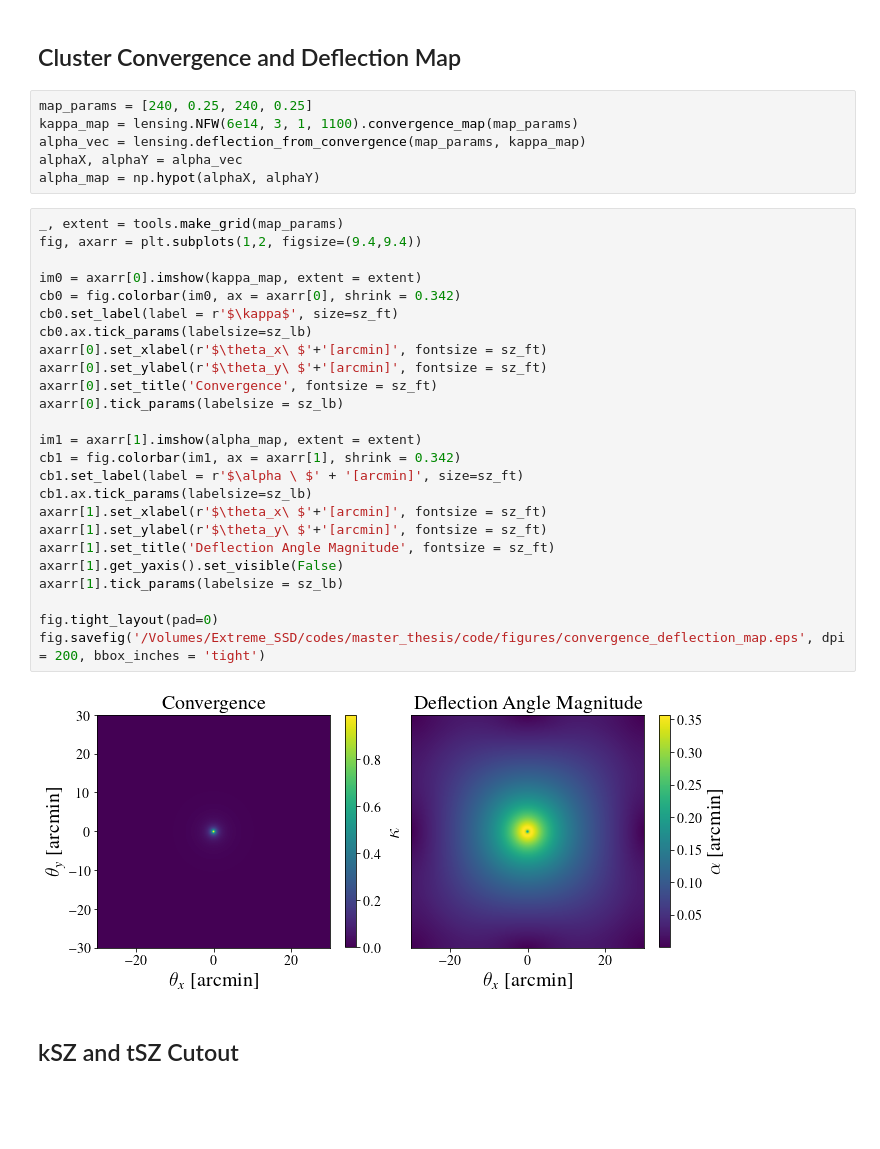
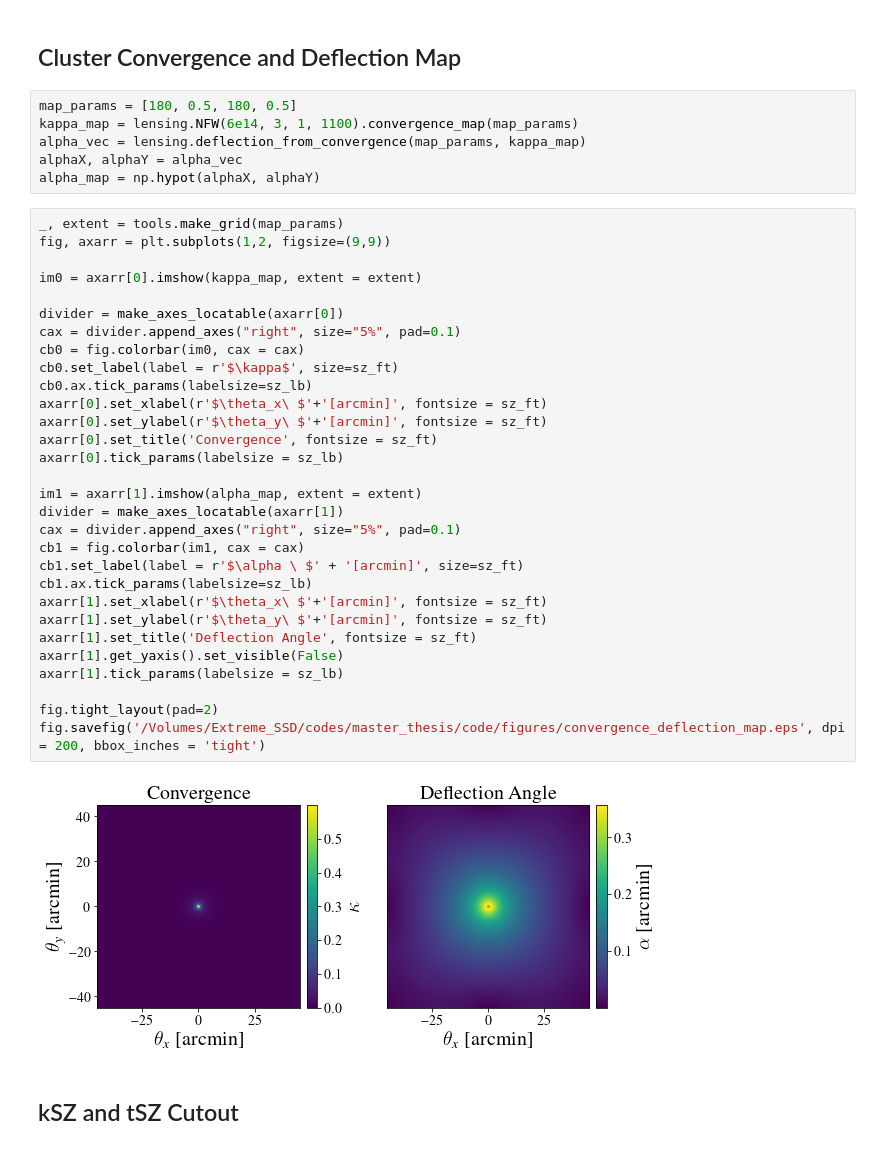
Before and after one commit to s6kelevy/cmb_lensing, a Jupyter notebook: chapter3.ipynb, the cells around one changed output. Saved outputs shown, nothing was run; the diff lists cells and outputs as text; blank space fills up the shorter version.

```diff
--- a/chapter3.ipynb
+++ b/chapter3.ipynb
@@ -45,38 +50,43 @@ fig.savefig('/Volumes/Extreme_SSD/codes/master_thesis/code/figures/cmb_temperatu
 # %% [markdown]
 ## Cluster Convergence and Deflection Map
 # %%
-map_params = [240, 0.25, 240, 0.25]
+map_params = [180, 0.5, 180, 0.5]
 kappa_map = lensing.NFW(6e14, 3, 1, 1100).convergence_map(map_params)
 alpha_vec = lensing.deflection_from_convergence(map_params, kappa_map)
 alphaX, alphaY = alpha_vec
 alpha_map = np.hypot(alphaX, alphaY)
 # %%
 _, extent = tools.make_grid(map_params)
-fig, axarr = plt.subplots(1,2, figsize=(9.4,9.4))
+fig, axarr = plt.subplots(1,2, figsize=(9,9))
 
 im0 = axarr[0].imshow(kappa_map, extent = extent)
-cb0 = fig.colorbar(im0, ax = axarr[0], shrink = 0.342)
+
+divider = make_axes_locatable(axarr[0])
+cax = divider.append_axes("right", size="5%", pad=0.1)
+cb0 = fig.colorbar(im0, cax = cax)
 cb0.set_label(label = r'$\kappa$', size=sz_ft)
 cb0.ax.tick_params(labelsize=sz_lb)
 axarr[0].set_xlabel(r'$\theta_x\ $'+'[arcmin]', fontsize = sz_ft)
 axarr[0].set_ylabel(r'$\theta_y\ $'+'[arcmin]', fontsize = sz_ft)
 axarr[0].set_title('Convergence', fontsize = sz_ft)
 axarr[0].tick_params(labelsize = sz_lb)
 
 im1 = axarr[1].imshow(alpha_map, extent = extent)
-cb1 = fig.colorbar(im1, ax = axarr[1], shrink = 0.342)
+divider = make_axes_locatable(axarr[1])
+cax = divider.append_axes("right", size="5%", pad=0.1)
+cb1 = fig.colorbar(im1, cax = cax)
 cb1.set_label(label = r'$\alpha \ $' + '[arcmin]', size=sz_ft)
 cb1.ax.tick_params(labelsize=sz_lb)
 axarr[1].set_xlabel(r'$\theta_x\ $'+'[arcmin]', fontsize = sz_ft)
 axarr[1].set_ylabel(r'$\theta_y\ $'+'[arcmin]', fontsize = sz_ft)
-axarr[1].set_title('Deflection Angle Magnitude', fontsize = sz_ft)
+axarr[1].set_title('Deflection Angle', fontsize = sz_ft)
 axarr[1].get_yaxis().set_visible(False)
 axarr[1].tick_params(labelsize = sz_lb)
 
-fig.tight_layout(pad=0)
+fig.tight_layout(pad=2)
 fig.savefig('/Volumes/Extreme_SSD/codes/master_thesis/code/figures/convergence_deflection_map.eps', dpi = 200, bbox_inches = 'tight')
 # %% [output]
-[figure, old version]
+[figure, new version]
 # %% [markdown]
 ## kSZ and tSZ Cutout
 # %%
```
Also changed, not shown: parts of 12 cells of this notebook, 11 other files.
